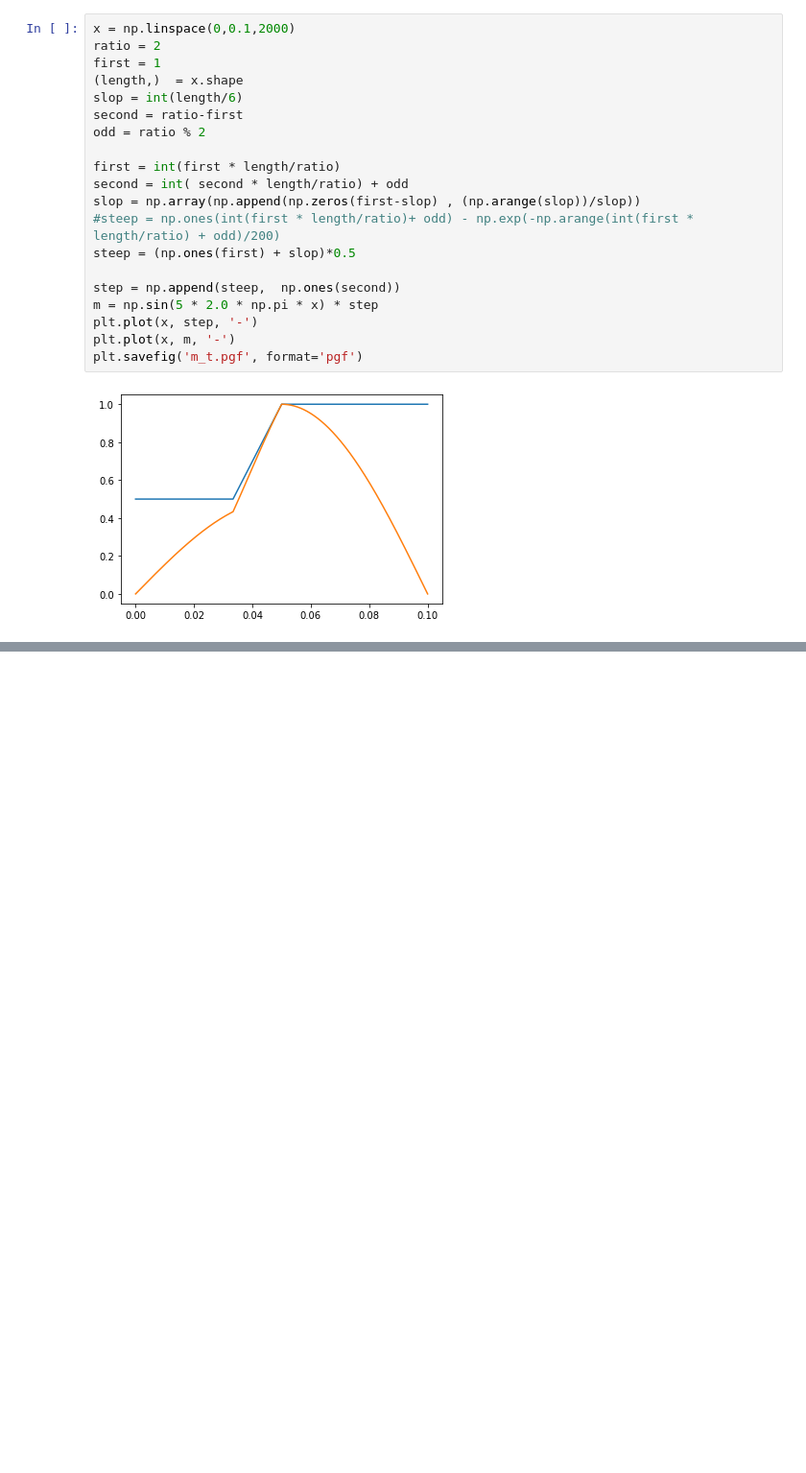
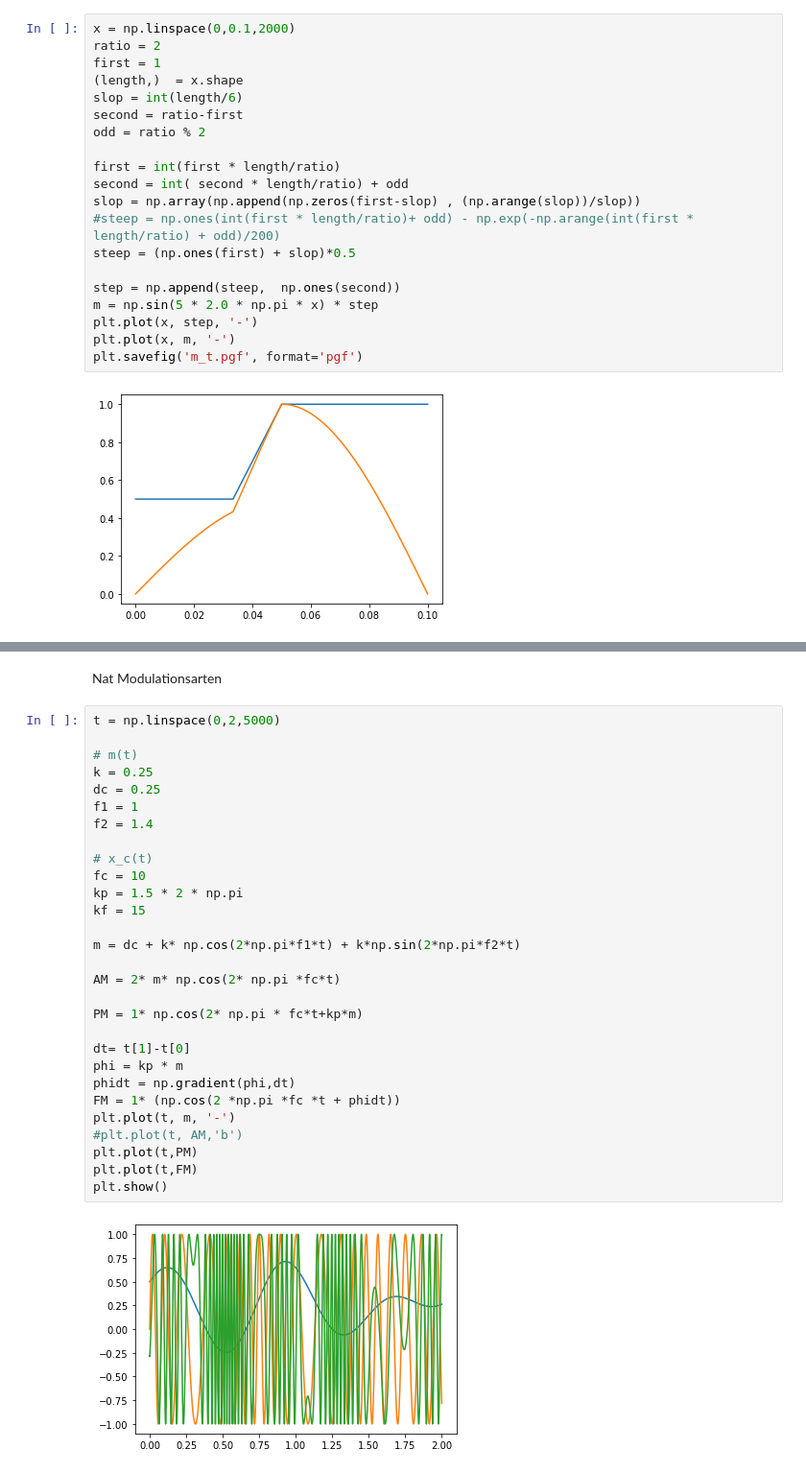
Before and after one commit to AndreasFMueller/SeminarSpezielleFunktionen, a Jupyter notebook: buch/papers/fm/Python animation/Bessel-FM.ipynb, the cells around one changed output, grey strips where cells are left out. Shown at 96% size. Cells and saved outputs as stored; diff of their text form; blank space fills up the shorter version.

```diff
--- a/buch/papers/fm/Python animation/Bessel-FM.ipynb
+++ b/buch/papers/fm/Python animation/Bessel-FM.ipynb
@@ -98,2 +99,35 @@ plt.show()
 # %% [output]
 [figure]
+# %% [markdown]
+Nat Modulationsarten
+# %%
+t = np.linspace(0,2,5000)
+
+# m(t)
+k = 0.25
+dc = 0.25
+f1 = 1
+f2 = 1.4
+
+# x_c(t)
+fc = 10
+kp = 1.5 * 2 * np.pi
+kf = 15
+
+m = dc + k* np.cos(2*np.pi*f1*t) + k*np.sin(2*np.pi*f2*t)
+
+AM = 2* m* np.cos(2* np.pi *fc*t)
+
+PM = 1* np.cos(2* np.pi * fc*t+kp*m)
+
+dt= t[1]-t[0]
+phi = kp * m
+phidt = np.gradient(phi,dt)
+FM = 1* (np.cos(2 *np.pi *fc *t + phidt))
+plt.plot(t, m, '-')
+#plt.plot(t, AM,'b')
+plt.plot(t,PM)
+plt.plot(t,FM)
+plt.show()
+# %% [output]
+[figure, added]
```
Also changed, not shown: parts of 4 cells of this notebook, 1 other file.
